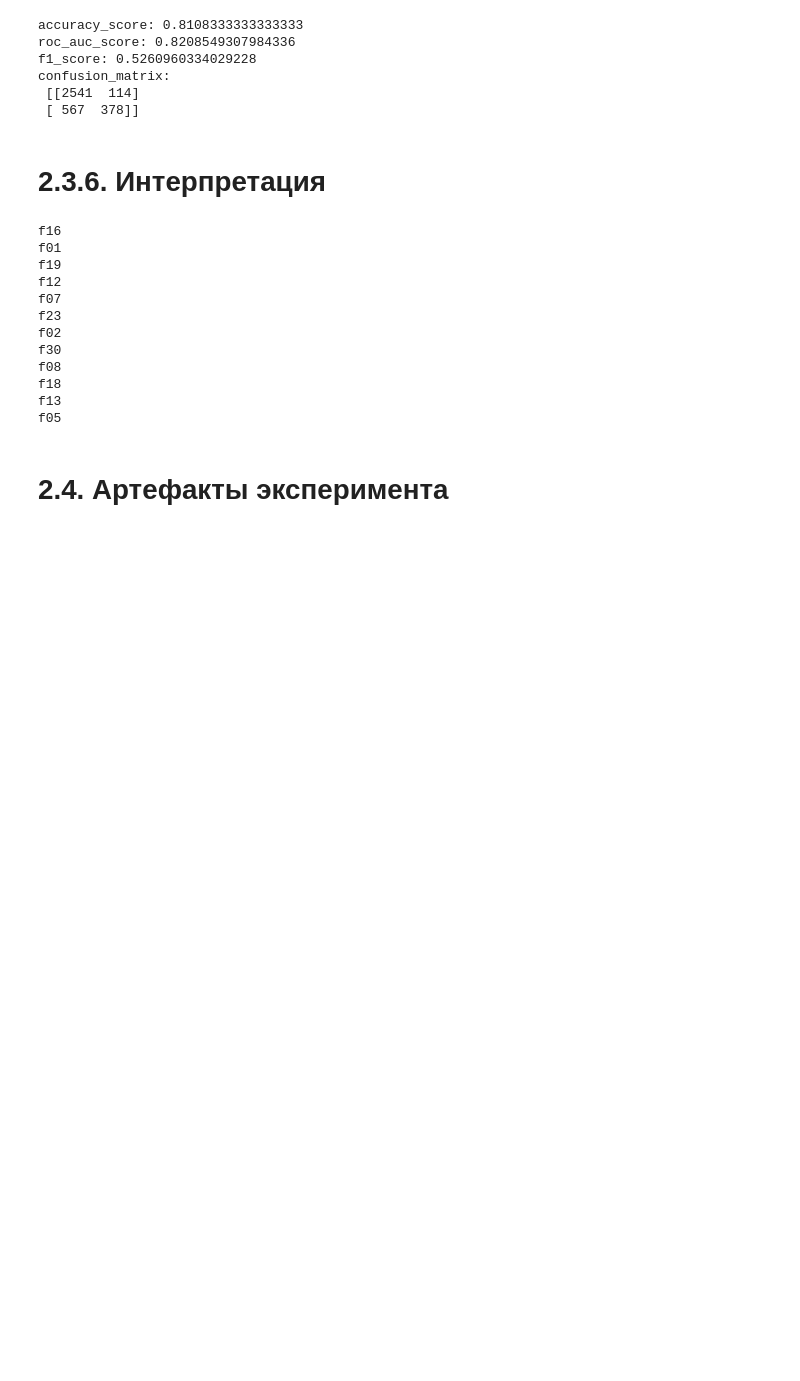
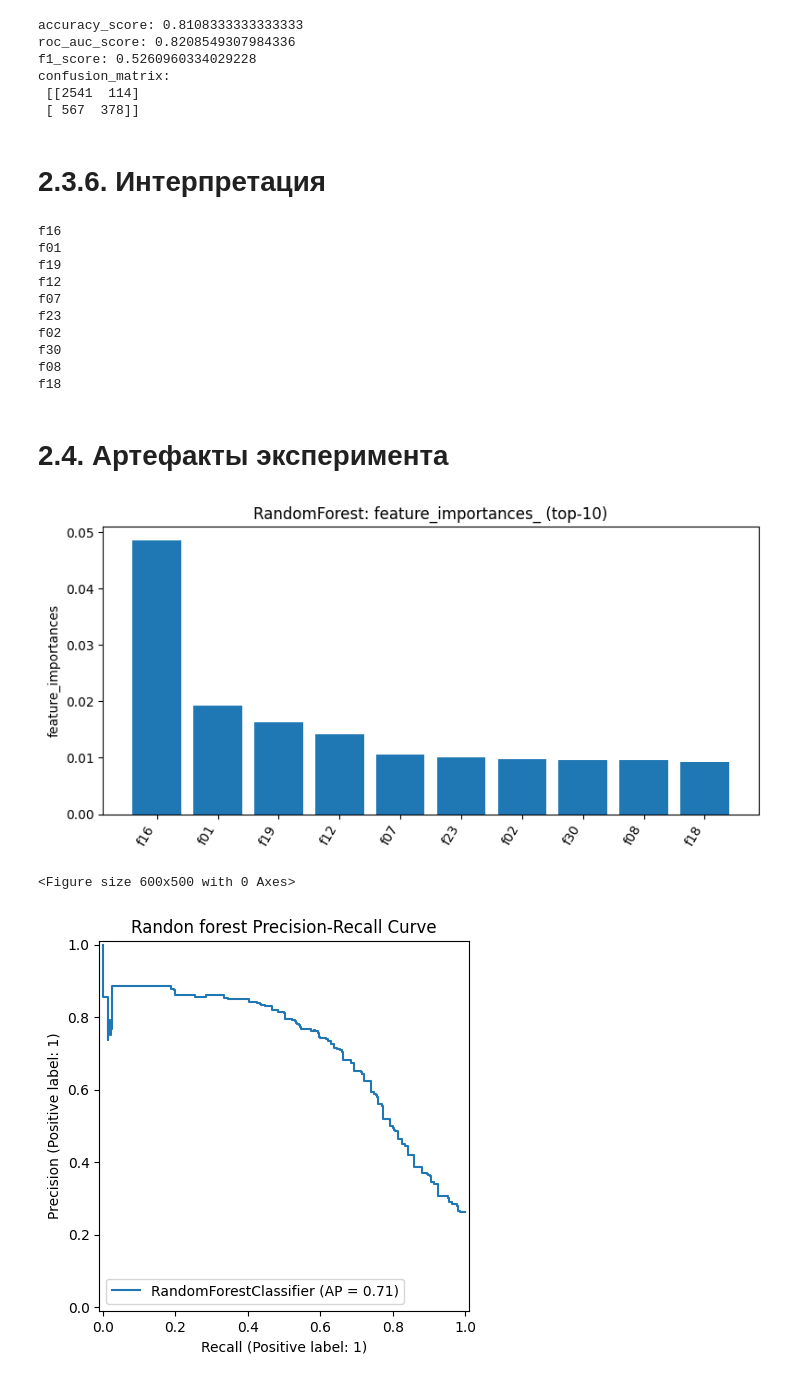
Before and after one commit to skeletonus/artificial-intelligence, a Jupyter notebook: homeworks/HW06/HW06.ipynb, the cells around one changed output. Cells and saved outputs as stored; diff of their text form; code cells hidden in the pictures; blank space fills up the shorter version.

```diff
--- a/homeworks/HW06/HW06.ipynb
+++ b/homeworks/HW06/HW06.ipynb
@@ -89,6 +96,13 @@ f1 = f1_score(y_test, y_pred)
 c_matrix = confusion_matrix(y_test, y_pred)
 
 print(f'accuracy_score: {acc}\nroc_auc_score: {roc_auc}\nf1_score: {f1}\nconfusion_matrix:\n {c_matrix}')
+
+all_metrics.append({
+    'model':'DummyClassifier',
+    'accuracy_score': acc,
+    'roc_auc_score': roc_auc,
+    'f1_score': f1,
+    'confusion_matrix': c_matrix})
 # %% [output]
 accuracy_score: 0.7375
 roc_auc_score: 0.5
@@ -241,6 +313,13 @@ f1 = f1_score(y_test, y_pred)
 c_matrix = confusion_matrix(y_test, y_pred)
 
 print(f'accuracy_score: {accuracy}\nroc_auc_score: {roc_auc}\nf1_score: {f1}\nconfusion_matrix:\n {c_matrix}')
+
+all_metrics.append({
+    'model':'AdaBoostClassifier',
+    'accuracy_score': accuracy,
+    'roc_auc_score': roc_auc,
+    'f1_score': f1,
+    'confusion_matrix': c_matrix})
 # %% [output]
 accuracy_score: 0.8108333333333333
 roc_auc_score: 0.8208549307984336
@@ -252,14 +331,14 @@ confusion_matrix:
 # 2.3.6. Интерпретация
 # %%
 perm = permutation_importance(
-    rfm_data['model'], X_test, y_test,
+    rf_best_model, X_test, y_test,
     n_repeats=8,
     random_state=42,
     scoring="roc_auc"
 )
 
 pimp = perm.importances_mean
-idx = np.argsort(pimp)[::-1][:12]
+idx = np.argsort(pimp)[::-1][:10]
 for i in idx:
     print(X.columns[i])
 # %% [output]
@@ -273,7 +352,45 @@ f02
 f30
 f08
 f18
-f13
-f05
 # %% [markdown]
 # 2.4. Артефакты эксперимента
+# %%
+with open('artifacts/metrics_test.json', 'w') as f:
+    json.dump(all_metrics, f, indent=4, default=str)
+
+with open('artifacts/search_summaries.json', 'w') as f:
+    json.dump(search_summaries, f, indent=4, default=str)
+
+joblib.dump(rf_best_model, 'artifacts/best_model.joblib')
+
+with open('artifacts/best_model_meta.json', 'w') as f:
+    json.dump(best_model_meta, f, indent=4, default=str)
+
+#гистограма с feature_importances
+plt.figure(figsize=(8, 4))
+plt.bar(range(len(idx)), pimp[idx])
+plt.xticks(range(len(idx)), [ X.columns[i] for i in idx], rotation=60, ha="right")
+plt.ylabel("feature_importances")
+plt.title("RandomForest: feature_importances_ (top-10)")
+plt.tight_layout()
+plt.show()
+plt.savefig('artifacts/figures/feature_importance.png', dpi=150)
+plt.close()
+
+y_proba = best_model.predict_proba(X_test)[:, 1]
+# Строим и сохраняем PR-кривую
+plt.figure(figsize=(6, 5))
+PrecisionRecallDisplay.from_predictions(
+    y_test, y_proba,
+    name=type(rf_best_model).__name__
+)
+plt.title("Randon forest Precision-Recall Curve")
+plt.savefig(
+    'artifacts/figures/pr_curve.png',
+    bbox_inches='tight',
+    dpi=150
+)
+# %% [output]
+[figure, added]
+<Figure size 600x500 with 0 Axes>
+[figure, added]
```
Also changed, not shown: parts of 6 cells of this notebook, 8 other files.
